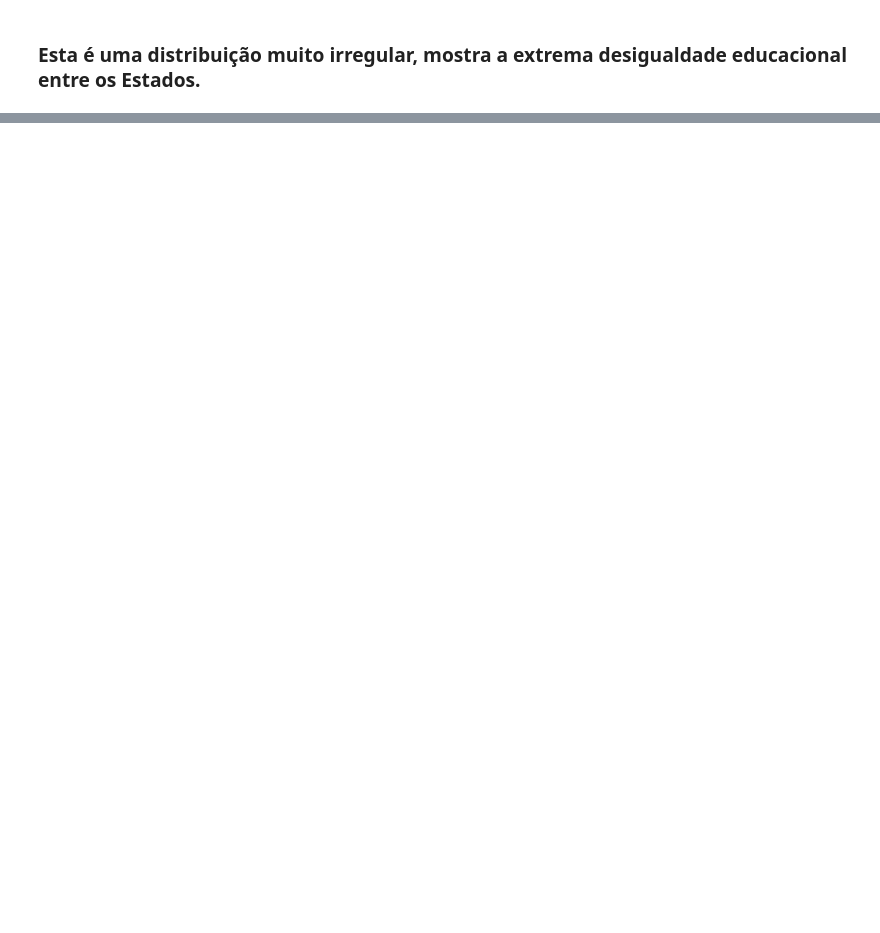
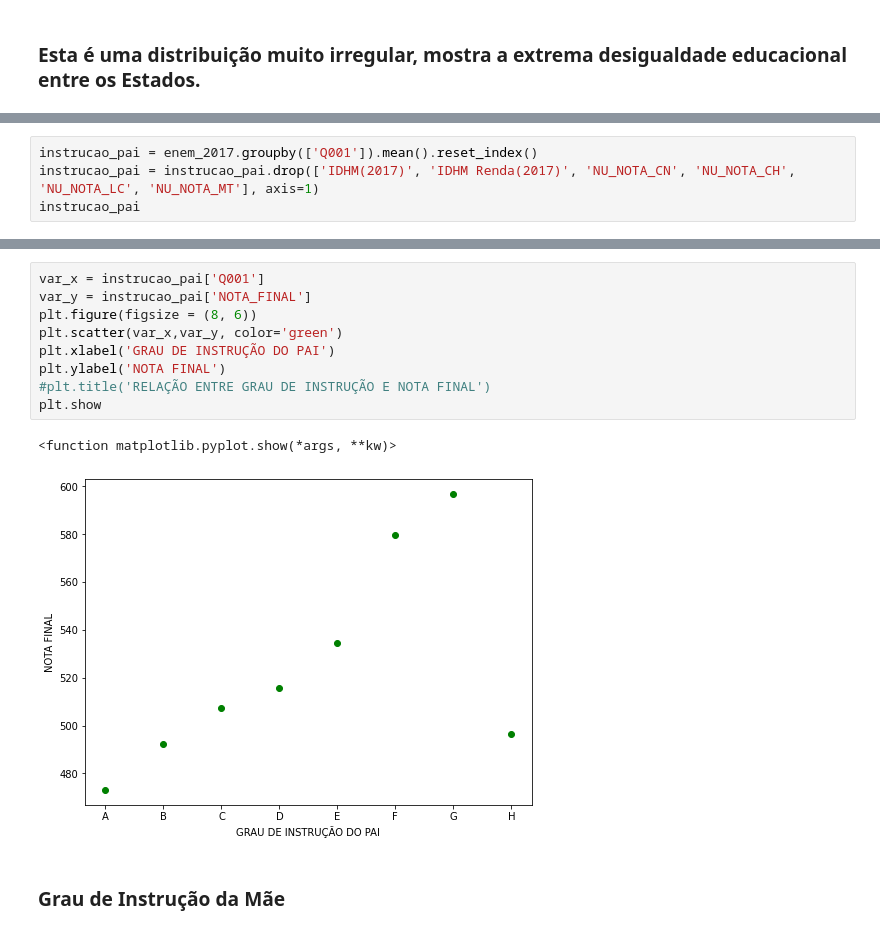
Before and after one commit to audreymoreira/case_ENEM_2017, a Jupyter notebook: Vistas_do_ENEM_2017.ipynb, the cells around one changed output, grey strips where cells are left out. Saved outputs shown, nothing was run; the diff lists cells and outputs as text; blank space fills up the shorter version.

```diff
--- a/Vistas_do_ENEM_2017.ipynb
+++ b/Vistas_do_ENEM_2017.ipynb
@@ -522,0 +600,4 @@ dez_piores_cidades.reset_index()
+# %%
+instrucao_pai = enem_2017.groupby(['Q001']).mean().reset_index()
+instrucao_pai = instrucao_pai.drop(['IDHM(2017)', 'IDHM Renda(2017)', 'NU_NOTA_CN', 'NU_NOTA_CH', 'NU_NOTA_LC', 'NU_NOTA_MT'], axis=1)
+instrucao_pai
@@ -522,0 +614,14 @@ dez_piores_cidades.reset_index()
+# %%
+var_x = instrucao_pai['Q001']
+var_y = instrucao_pai['NOTA_FINAL']
+plt.figure(figsize = (8, 6))
+plt.scatter(var_x,var_y, color='green')
+plt.xlabel('GRAU DE INSTRUÇÃO DO PAI')
+plt.ylabel('NOTA FINAL')
+#plt.title('RELAÇÃO ENTRE GRAU DE INSTRUÇÃO E NOTA FINAL')
+plt.show
+# %% [output]
+<function matplotlib.pyplot.show(*args, **kw)>
+[figure, added]
+# %% [markdown]
+### Grau de Instrução da Mãe
```
Also changed, not shown: parts of 23 cells of this notebook.
